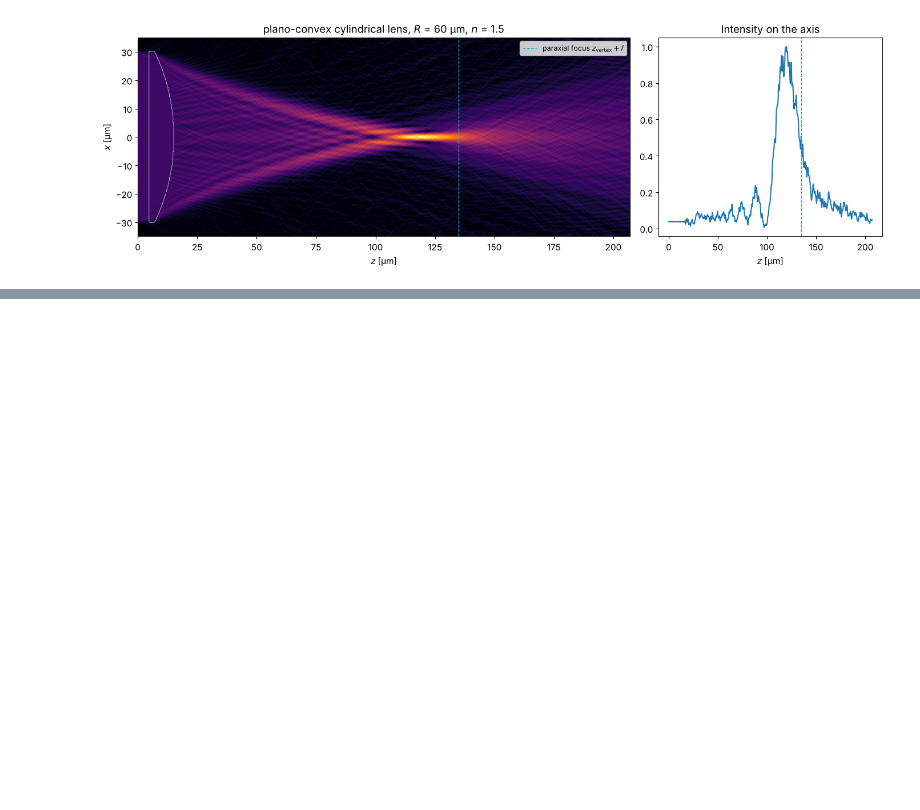
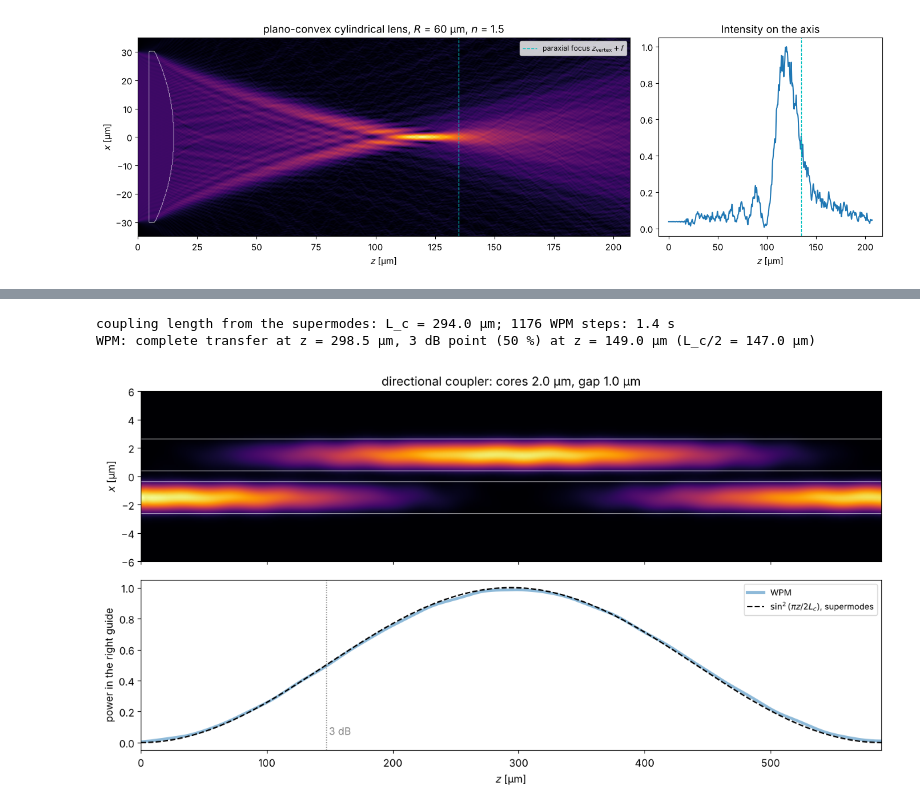
Before and after one commit to aeberspaecher/pyoptics, a Jupyter notebook: notebooks/08_WPM.ipynb, the cells around one changed output, grey strips where cells are left out. Cells and saved outputs as stored; diff of their text form; code cells hidden in the pictures; blank space fills up the shorter version.

```diff
--- a/notebooks/08_WPM.ipynb
+++ b/notebooks/08_WPM.ipynb
@@ -233,0 +291,34 @@ paraxial focus at z = 135.0 µm, intensity maximum at z = 119.7 µm
+# %%
+L5, N5 = 64.0, 512
+x5 = grid1d(-L5/2, L5/2, N5)
+w_wg, gap = 2.0, 1.0
+c = (w_wg + gap)/2   # waveguide centres at +-c
+n_pair = lambda X: np.where((np.abs(X - c) <= w_wg/2) | (np.abs(X + c) <= w_wg/2), n_core, n_clad)
+
+(beta_e, beta_o), _ = slab_modes(n_pair(x5), x5, num=2)
+L_c = np.pi/(beta_e - beta_o)
+_, (mode_left,) = slab_modes(np.where(np.abs(x5 + c) <= w_wg/2, n_core, n_clad), x5)
+
+z_vals = np.arange(0, 2*L_c, 0.5)
+t0 = time.time()
+U_dc = run_wpm(lambda X, z: n_pair(X) + absorber(X, L5), mode_left, x5, z_vals)
+print(f"coupling length from the supermodes: L_c = {L_c:.1f} µm; {len(z_vals) - 1} WPM steps: {time.time() - t0:.1f} s")
+
+I = np.abs(U_dc)**2
+P_right = I[:, x5 > 0].sum(axis=1)/I.sum(axis=1)
+print(f"WPM: complete transfer at z = {z_vals[np.argmax(P_right)]:.1f} µm, "
+      f"3 dB point (50 %) at z = {z_vals[np.argmax(P_right >= 0.5)]:.1f} µm (L_c/2 = {L_c/2:.1f} µm)")
+
+fig, axes = plt.subplots(2, 1, figsize=(12, 6.5), sharex=True)
+plot_xz(axes[0], U_dc, x5, z_vals, n_map=np.tile(n_pair(x5), (len(z_vals), 1)),
+        title=f"directional coupler: cores {w_wg} µm, gap {gap} µm", xlim=(-6, 6))
+axes[0].set_xlabel("")
+axes[1].plot(z_vals, P_right, lw=3, alpha=0.5, label="WPM")
+axes[1].plot(z_vals, np.sin(np.pi*z_vals/(2*L_c))**2, "k--", label=r"$\sin^2(\pi z/2L_c)$, supermodes")
+axes[1].axvline(L_c/2, color="gray", ls=":", lw=1); axes[1].text(L_c/2, 0.05, " 3 dB", color="gray")
+axes[1].set_xlabel("$z$ [µm]"); axes[1].set_ylabel("power in the right guide"); axes[1].legend(fontsize=9)
+fig.tight_layout()
+# %% [output]
+coupling length from the supermodes: L_c = 294.0 µm; 1176 WPM steps: 1.4 s
+WPM: complete transfer at z = 298.5 µm, 3 dB point (50 %) at z = 149.0 µm (L_c/2 = 147.0 µm)
+[figure, added]
```
Also changed, not shown: parts of 16 cells of this notebook, 1 other file.
